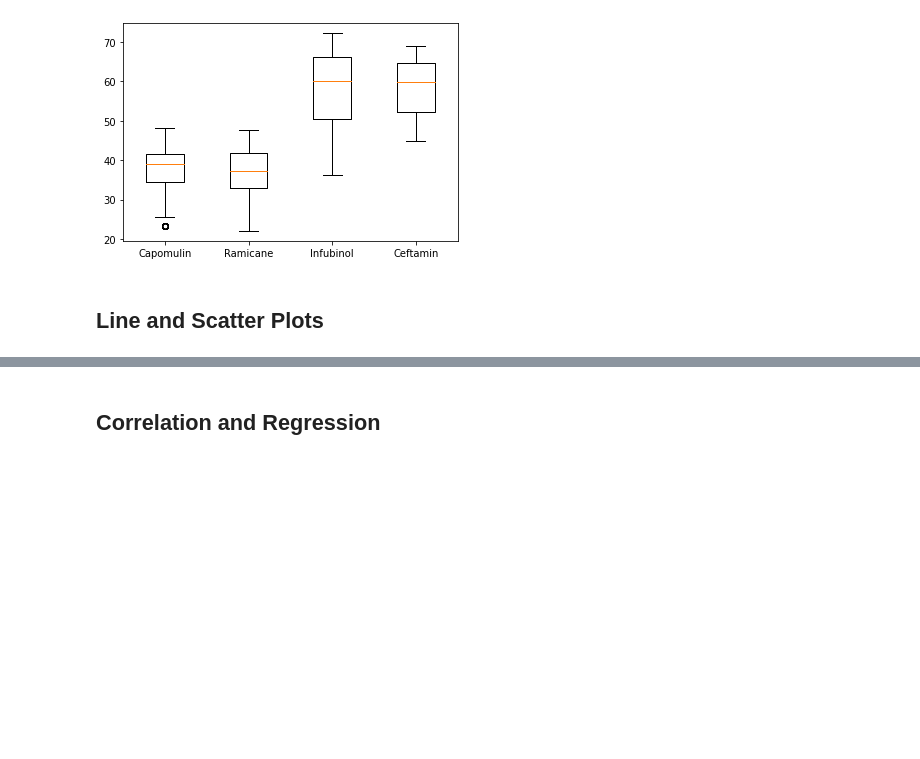
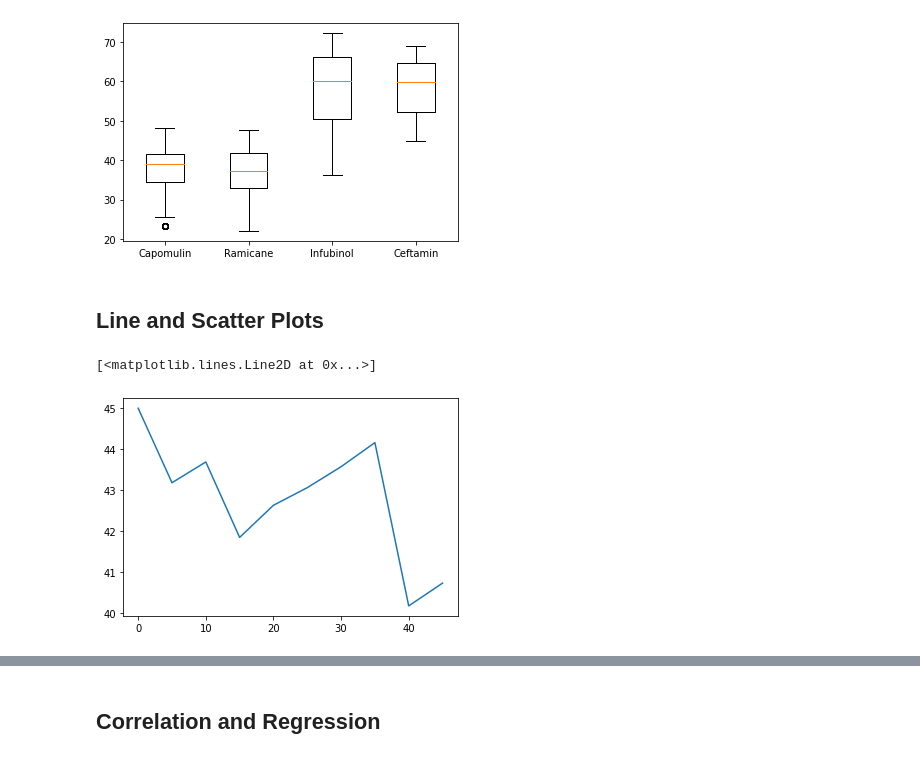
Before and after one commit to jessyoder/MatPlotLib-Challenge, a Jupyter notebook: Pymaceuticals/.ipynb, the cells around one changed output, grey strips where cells are left out. Cells and saved outputs as stored; diff of their text form; code cells hidden in the pictures; blank space fills up the shorter version.

Commit message:
Finished the Line Graph, still working on fixing the Quartiles.

```diff
--- a/Pymaceuticals/.ipynb
+++ b/Pymaceuticals/.ipynb
@@ -209,3 +194,11 @@ plt.show()
 ## Line and Scatter Plots
 # %%
 # Generate a line plot of time point versus tumor volume for a mouse treated with Capomulin
+find_mouse = merge_df[merge_df["Mouse ID"].isin(["s710"])]
+sorted_mouse = find_mouse.sort_values("Timepoint", ascending=False)
+x_axis = sorted_mouse["Timepoint"]
+y_axis = sorted_mouse["Tumor Volume (mm3)"]
+plt.plot(x_axis, y_axis)
+# %% [output]
+[<matplotlib.lines.Line2D at 0x...>]
+[figure, added]
```
Also changed, not shown: parts of 7 cells of this notebook.
